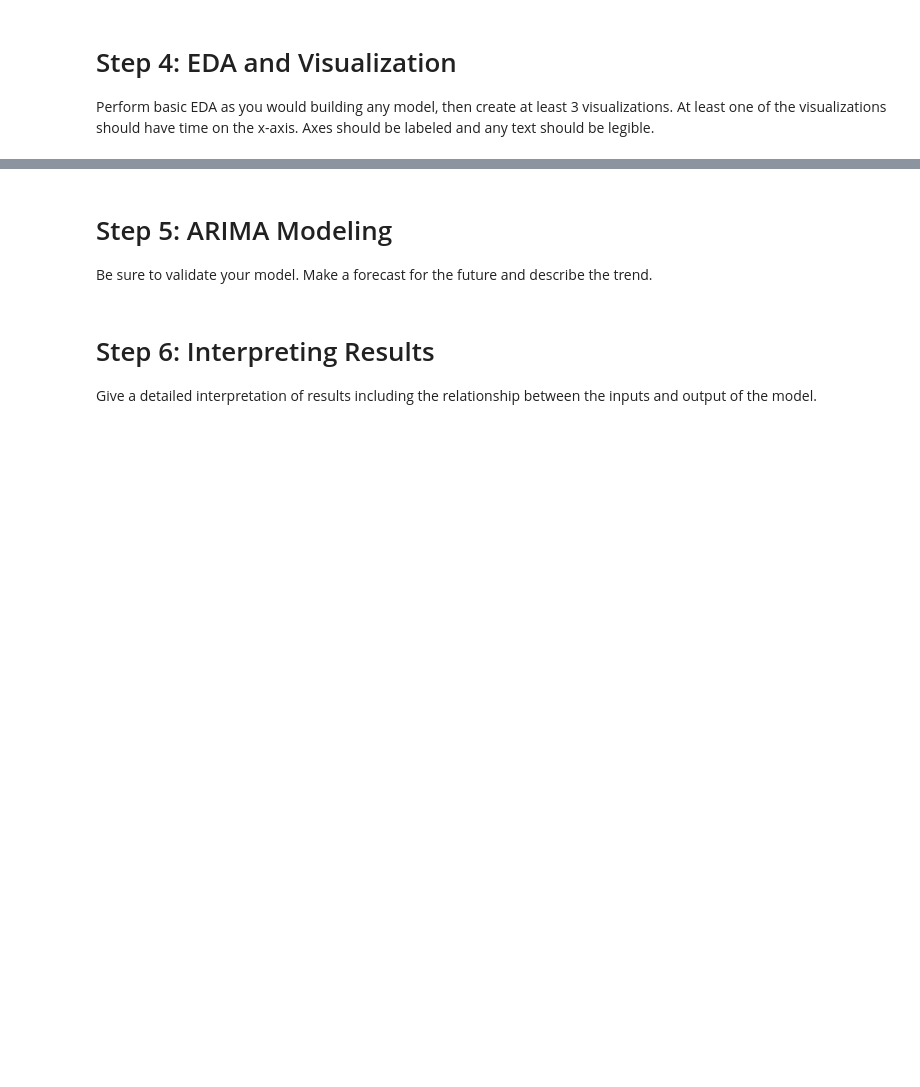
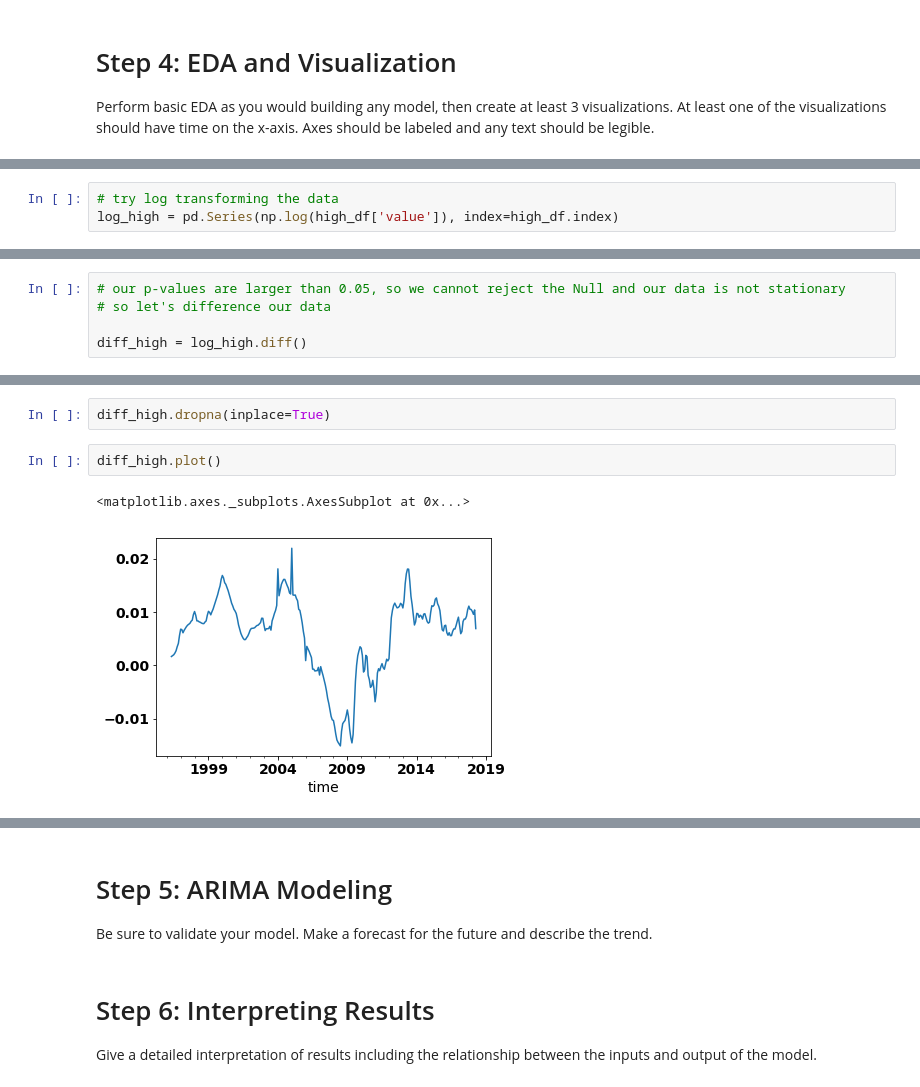
Before and after one commit to krbarounis/Zillow-Project, a Jupyter notebook: mod_4_starter_notebook.ipynb, the cells around one changed output, grey strips where cells are left out. Cells and saved outputs as stored; diff of their text form; blank space fills up the shorter version.

```diff
--- a/mod_4_starter_notebook.ipynb
+++ b/mod_4_starter_notebook.ipynb
@@ -155,0 +206,3 @@ matplotlib.rc('font', **font)
+# %%
+# try log transforming the data
+log_high = pd.Series(np.log(high_df['value']), index=high_df.index)
@@ -155,0 +217,5 @@ matplotlib.rc('font', **font)
+# %%
+# our p-values are larger than 0.05, so we cannot reject the Null and our data is not stationary
+# so let's difference our data
+
+diff_high = log_high.diff()
@@ -155,0 +242,7 @@ matplotlib.rc('font', **font)
+# %%
+diff_high.dropna(inplace=True)
+# %%
+diff_high.plot()
+# %% [output]
+<matplotlib.axes._subplots.AxesSubplot at 0x...>
+[figure, added]
```
Also changed, not shown: parts of 22 cells of this notebook.
